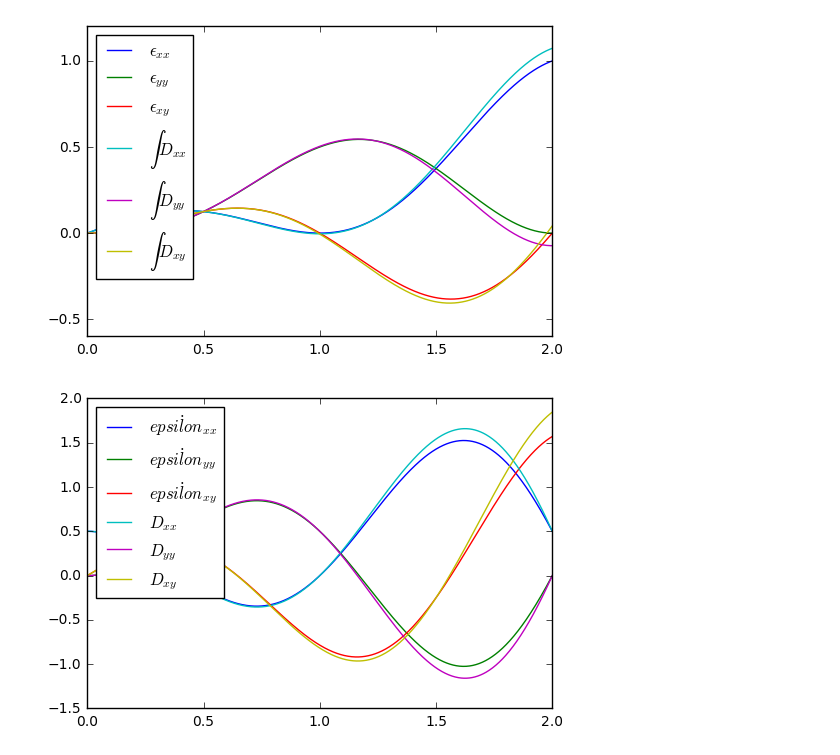
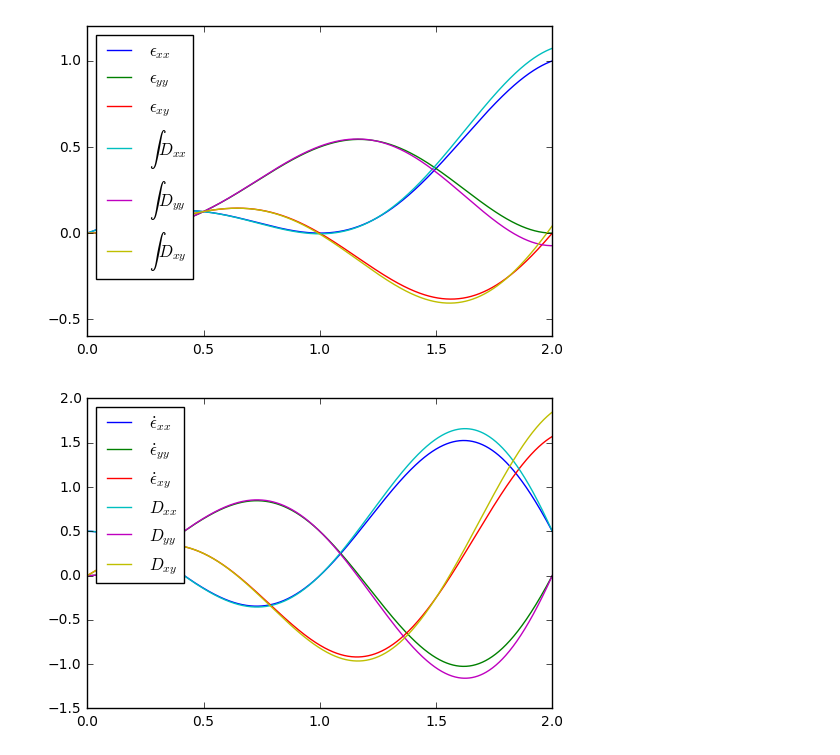
Before and after one commit to matmodlab/matmodlab2, a Jupyter notebook: notebooks/PaperFigs.ipynb, the cells around one changed output. Cells and saved outputs as stored; diff of their text form; code cells hidden in the pictures.

```diff
--- a/notebooks/PaperFigs.ipynb
+++ b/notebooks/PaperFigs.ipynb
@@ -52,9 +52,9 @@ legend(loc='upper left');
 [figure]
 # %%
 for (i, label) in enumerate(['xx', 'yy', 'xy']):
-    plot(time, depsdt[:, i], label=r'$\dot{epsilon}_{%s}$'%label)
+    plot(time, depsdt[:, i], label=r'$\dot{\epsilon}_{%s}$'%label)
 for (i, label) in enumerate(['xx', 'yy', 'xy']):
     plot(time, d[:, i], label=r'$D_{%s}$'%label)
 legend(loc='upper left');
 # %% [output]
-[figure, old version]
+[figure, new version]
```
